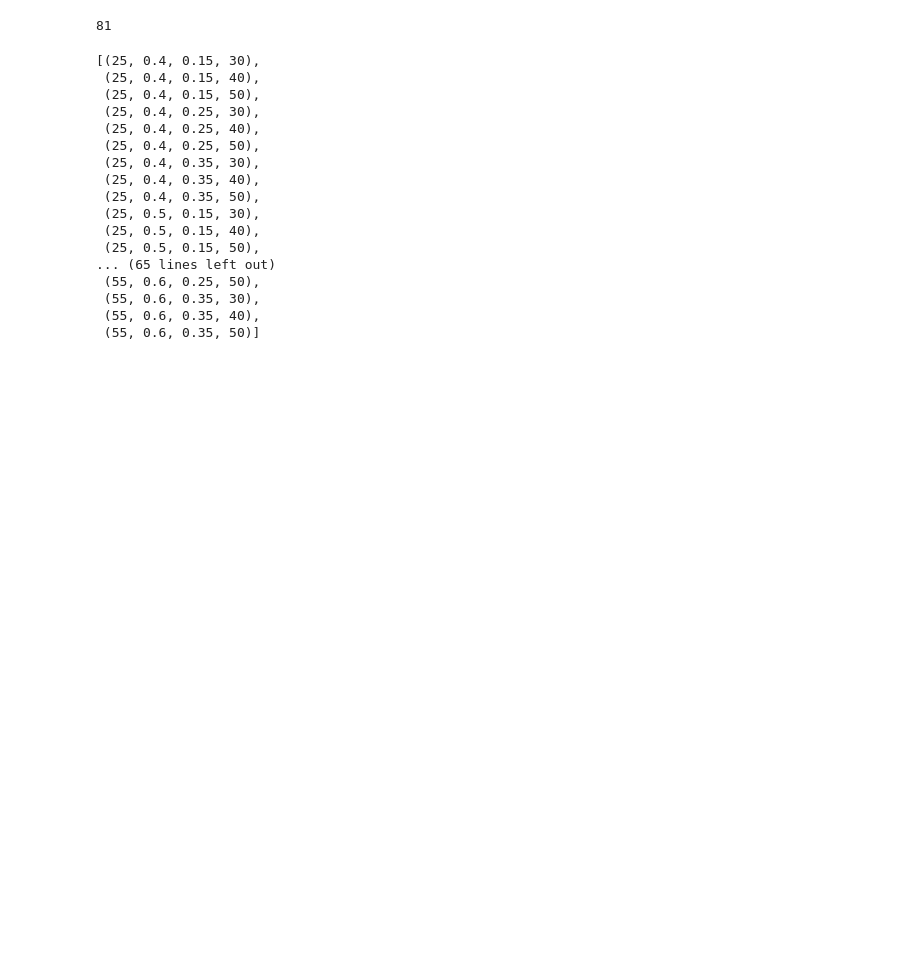
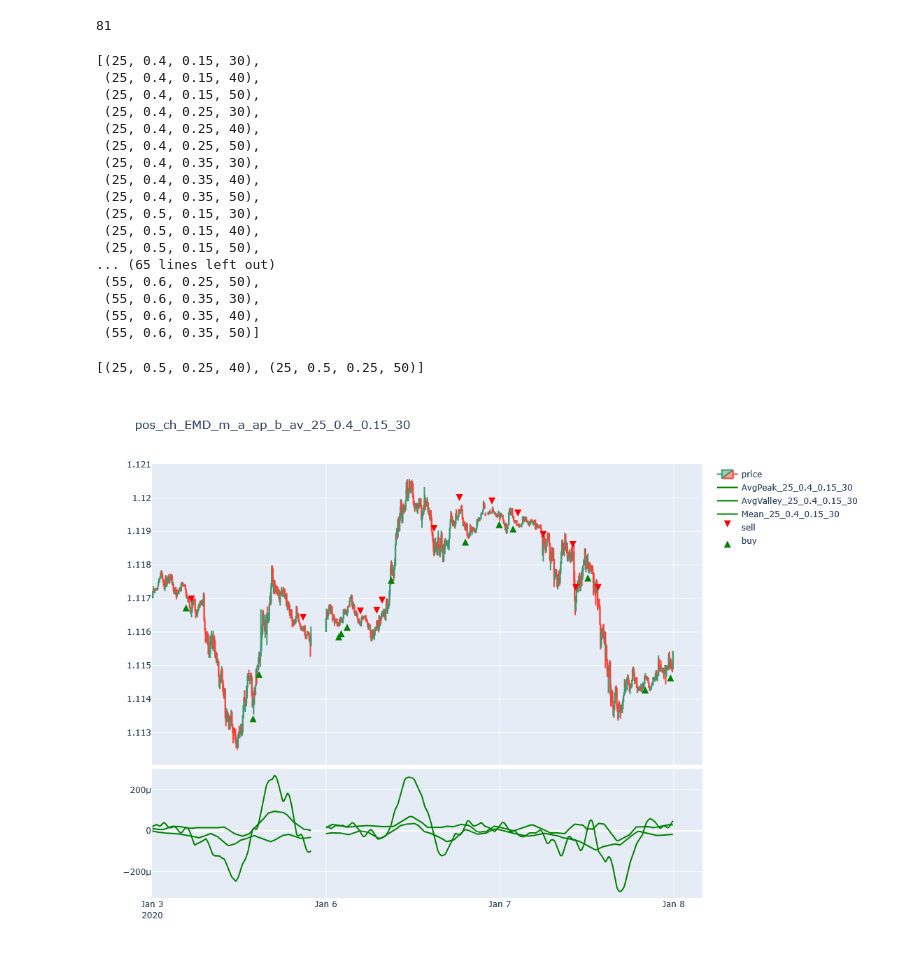
Before and after one commit to slisowski86/Trading_strategies, a Jupyter notebook: EmpiricalModeDecomposition/EMD_test.ipynb, the cells around one changed output. Cells and saved outputs as stored; diff of their text form; code cells hidden in the pictures; blank space fills up the shorter version.

```diff
--- a/EmpiricalModeDecomposition/EMD_test.ipynb
+++ b/EmpiricalModeDecomposition/EMD_test.ipynb
@@ -195,7 +195,9 @@ class EMD():
                 col_pos_to_plot=c
                 break
 
-        df_plot=self.data.iloc[:n_candles].copy()
+        #df_plot=self.data.iloc[:n_candles].copy()
+        df_plot=self.data.loc['2020-01-03':'2020-01-08'].copy()
+
         df_plot=df_plot.loc[:,['o','h','l','c',col_avgpeak_to_plot,col_avgvalley_to_plot, col_mean_to_plot,col_pos_to_plot]]
 
 
@@ -268 +272,5 @@ combs
+# %%
+combs_slice
+# %% [output]
+[(25, 0.5, 0.25, 40), (25, 0.5, 0.25, 50)]
 # %%
@@ -275,3 +283,7 @@ emd.data.to_csv('EMD_data.csv')
 # %%
 with open('emd.json', "w") as f:
     json.dump(emd.possible_strats, f)
+# %%
+emd.plot_pos_chart()
+# %% [output]
+[figure, added]
```
Also changed, not shown: parts of 10 cells of this notebook, 6 other files.
